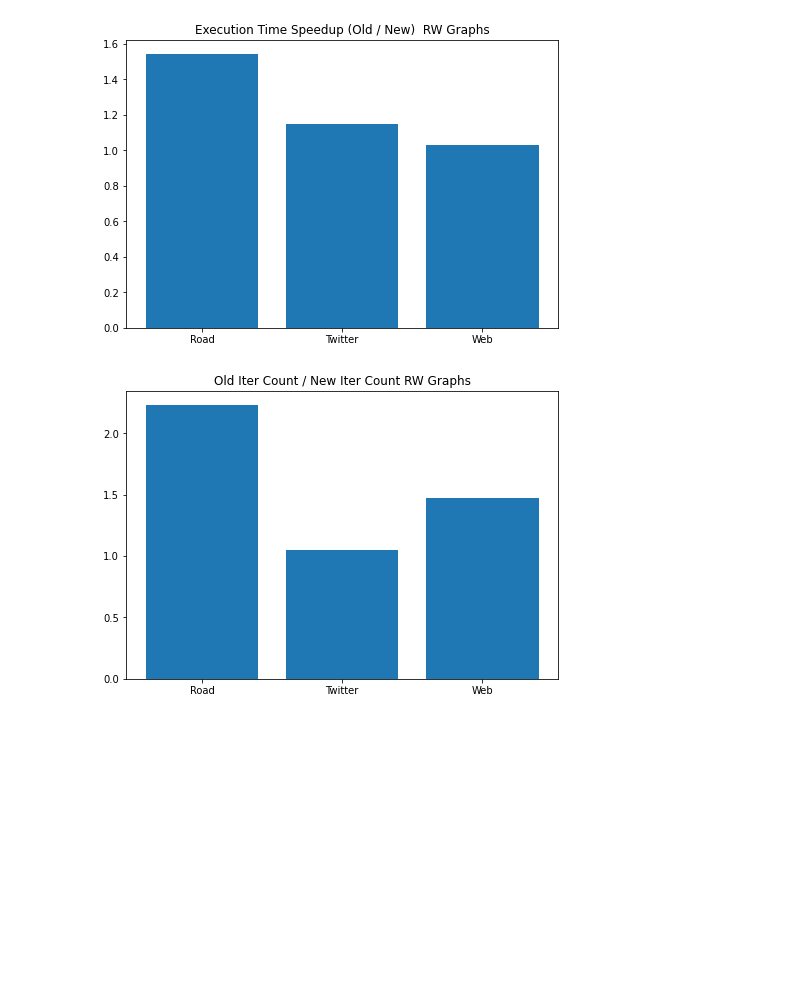
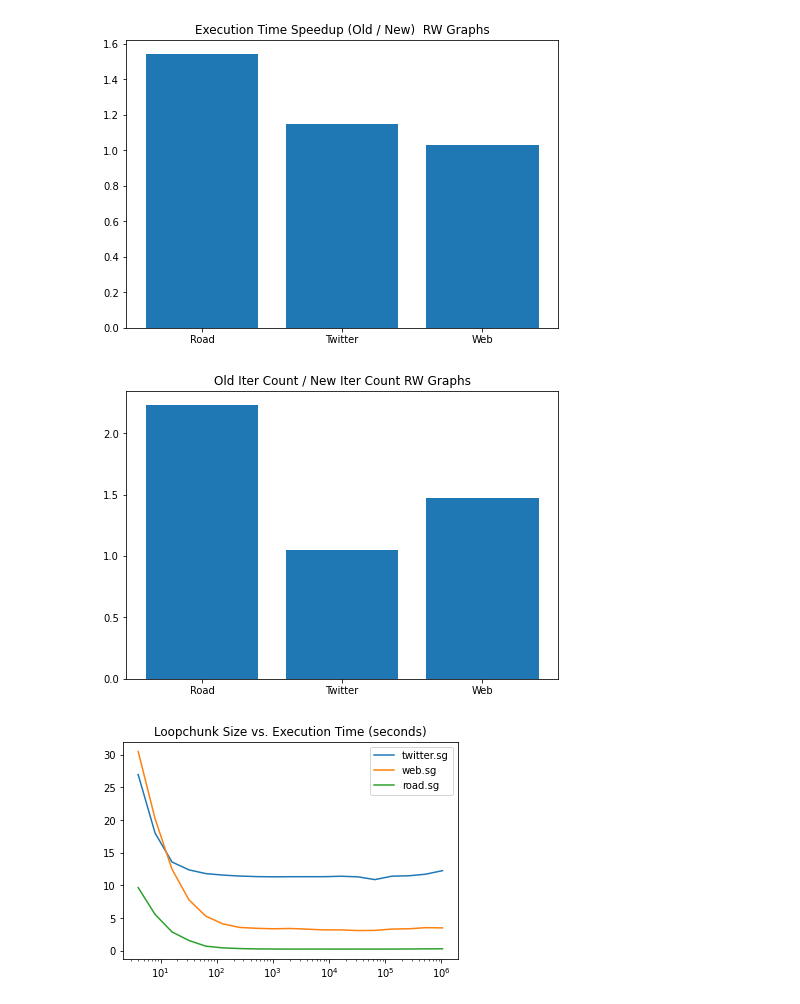
Before and after one commit to connormas/gapbs, a Jupyter notebook: GraphData.ipynb, the cells around one changed output. Cells and saved outputs as stored; diff of their text form; code cells hidden in the pictures; blank space fills up the shorter version.

Commit message:
better graph

```diff
--- a/GraphData.ipynb
+++ b/GraphData.ipynb
@@ -101,30 +150,37 @@ def calculate_speedup_rw(gs_et, gs_i, jc_et, jc_i):
 # %%
 def main():
 
-    # Kron/Urand
+    ### Kron/Urand
     #gs_kr_et, gs_kr_i = parsedata("output/run.sh-results/GS-kron-24.out")
     #jc_kr_et, jc_kr_i = parsedata("output/run.sh-results/J-kron-24.out")
     gs_ur_et, gs_ur_i = parsedata("output/run.sh-results/GS-urand-24.out")
     jc_ur_et, jc_ur_i = parsedata("output/run.sh-results/J-urand-24.out")
 
-    # Realworld Graphs (in the order: road, twitter, web)
+    ### Realworld Graphs (in the order: road, twitter, web)
     gs_rw_et, gs_rw_i = parsedata("output/run.sh-results/GS-rwg-24.out")
     jc_rw_et, jc_rw_i = parsedata("output/run.sh-results/J-rwg-24.out")
 
 
-    # graph Kron/Urand data
+    ### graph Kron/Urand data
     #graph(gs_et, gs_i, jc_et, jc_i)
     #calculate_speedup_ku(gs_kr_et, gs_kr_i, jc_kr_et, jc_kr_i)
     calculate_speedup_ku(gs_ur_et, gs_ur_i, jc_ur_et, jc_ur_i)
 
-    # graph Real World Graph data
+    ### graph Real World Graph data
     calculate_speedup_rw(gs_rw_et, gs_rw_i, jc_rw_et, jc_rw_i)
+
+    ### loop chunk line plot
+    t, w, r = parse_loopchunk_data("output/loopchunk.sh-results/GS-rw-24.out")
+    linegraphloopchunk(t, w, r)
+
+
 
 
 if __name__ == "__main__":
     main()
 # %% [output]
 [figure]
 [figure]
 [figure]
 [figure]
+[figure, added]
```
Also changed, not shown: parts of 1 cell of this notebook.
